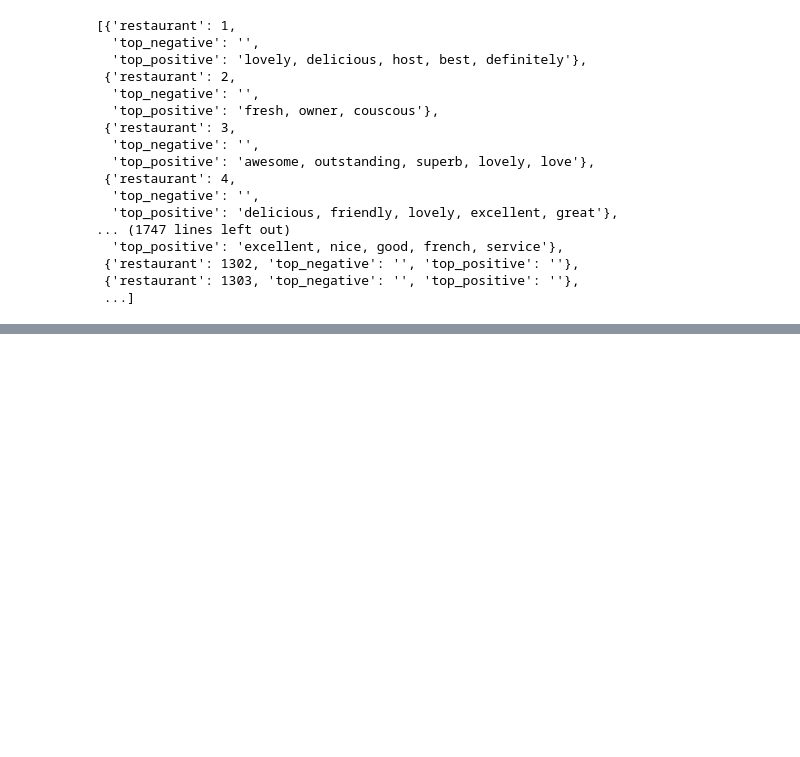
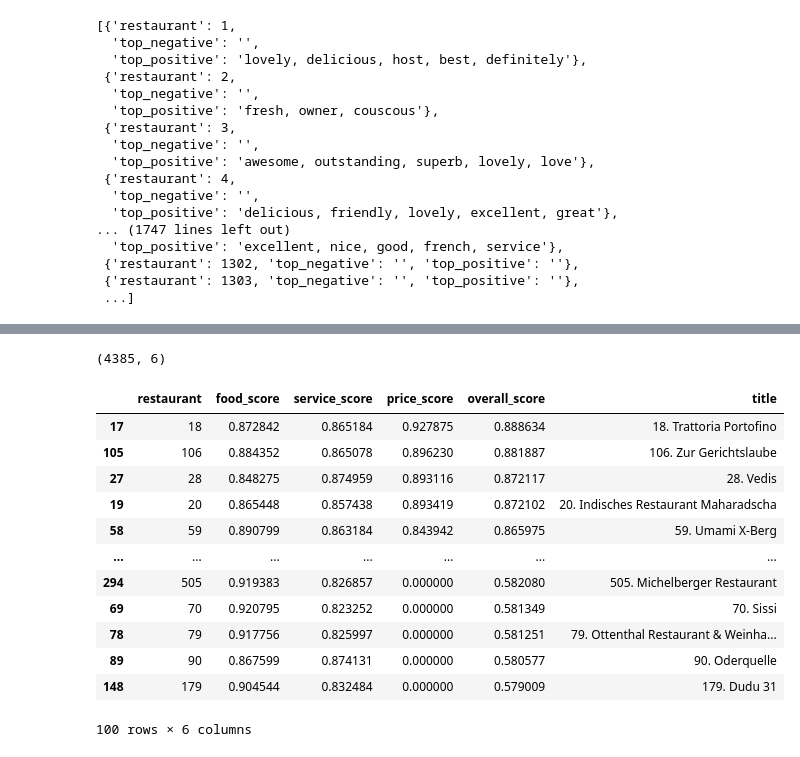
Before and after one commit to its30NA/berlin_bites, a Jupyter notebook: notebooks/03. eda.ipynb, the cells around one changed output, grey strips where cells are left out. Saved outputs shown, nothing was run; the diff lists cells and outputs as text; code cells hidden in the pictures; blank space fills up the shorter version.

Commit message:
New scoring metrics, food, service and price added to new results

```diff
--- a/notebooks/03. eda.ipynb
+++ b/notebooks/03. eda.ipynb
@@ -518,0 +530,43 @@ results
+# %%
+results = []
+
+for rest_id, group in df.groupby("restaurant"):
+
+    X_local = vectorizer.transform(group["clean_reviews"])
+    sentiments = group["sentiment_score"].values
+
+    word_scores = {}
+
+    for i, word in enumerate(feature_names):
+        scores = X_local[:, i].toarray().flatten()
+
+        if scores.sum() < 3:
+            continue
+
+        weighted = (scores * sentiments).sum() / scores.sum()
+        word_scores[word] = weighted
+
+    # -----------I am defining new category scores:--------------------
+    food_score = np.mean([word_scores[w] for w in word_scores if w in food_words] or [0])
+    service_score = np.mean([word_scores[w] for w in word_scores if w in service_words] or [0])
+    price_score = np.mean([word_scores[w] for w in word_scores if w in price_words] or [0])
+
+    overall_score = np.mean([food_score, service_score, price_score])
+
+    results.append({
+        "restaurant": rest_id,
+        "food_score": food_score,
+        "service_score": service_score,
+        "price_score": price_score,
+        "overall_score": overall_score
+    })
+# %%
+foodservprice_results_df = pd.DataFrame(results)
+
+foodservprice_results_df = foodservprice_results_df.merge(
+    df[["restaurant", "title"]].drop_duplicates(),
+    on="restaurant"
+)
+
+foodservprice_results_df.to_csv("../data/raw/berlin_reviews_foodserviceprice.csv", index=False)
+foodservprice_results_df.sort_values("overall_score", ascending=False).head(10)
@@ -518,0 +585,20 @@ results
+# %%
+foodservprice_results_df.shape
+# %% [output]
+(4385, 6)
+# %%
+foodservprice_results_df.sort_values("overall_score", ascending=False).head(100)
+# %% [output]
+|  | restaurant | food_score | service_score | price_score | overall_score | title |
+| 17 | 18 | 0.872842 | 0.865184 | 0.927875 | 0.888634 | 18. Trattoria Portofino |
+| 105 | 106 | 0.884352 | 0.865078 | 0.896230 | 0.881887 | 106. Zur Gerichtslaube |
+| 27 | 28 | 0.848275 | 0.874959 | 0.893116 | 0.872117 | 28. Vedis |
+| 19 | 20 | 0.865448 | 0.857438 | 0.893419 | 0.872102 | 20. Indisches Restaurant Maharadscha |
+| 58 | 59 | 0.890799 | 0.863184 | 0.843942 | 0.865975 | 59. Umami X-Berg |
+| ... | ... | ... | ... | ... | ... | ... |
+| 294 | 505 | 0.919383 | 0.826857 | 0.000000 | 0.582080 | 505. Michelberger Restaurant |
+| 69 | 70 | 0.920795 | 0.823252 | 0.000000 | 0.581349 | 70. Sissi |
+| 78 | 79 | 0.917756 | 0.825997 | 0.000000 | 0.581251 | 79. Ottenthal Restaurant & Weinha... |
+| 89 | 90 | 0.867599 | 0.874131 | 0.000000 | 0.580577 | 90. Oderquelle |
+| 148 | 179 | 0.904544 | 0.832484 | 0.000000 | 0.579009 | 179. Dudu 31 |
+100 rows × 6 columns
```
Also changed, not shown: parts of 7 cells of this notebook.
